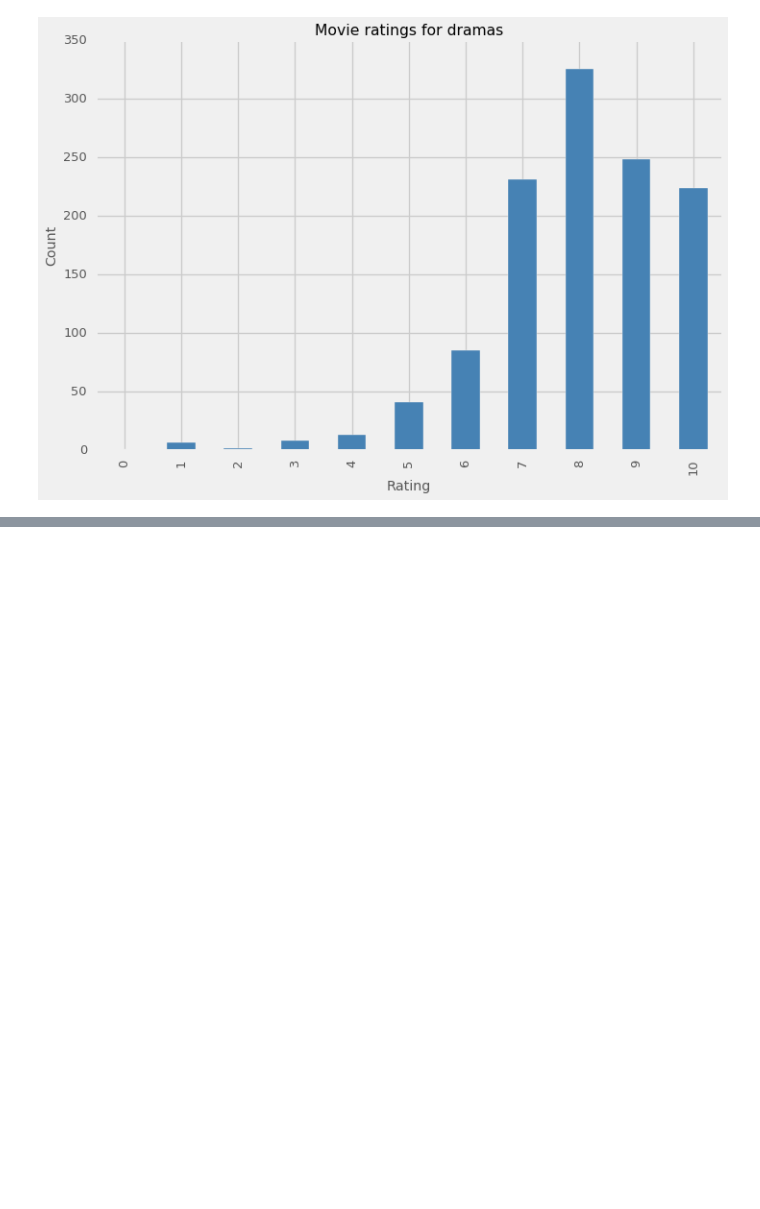
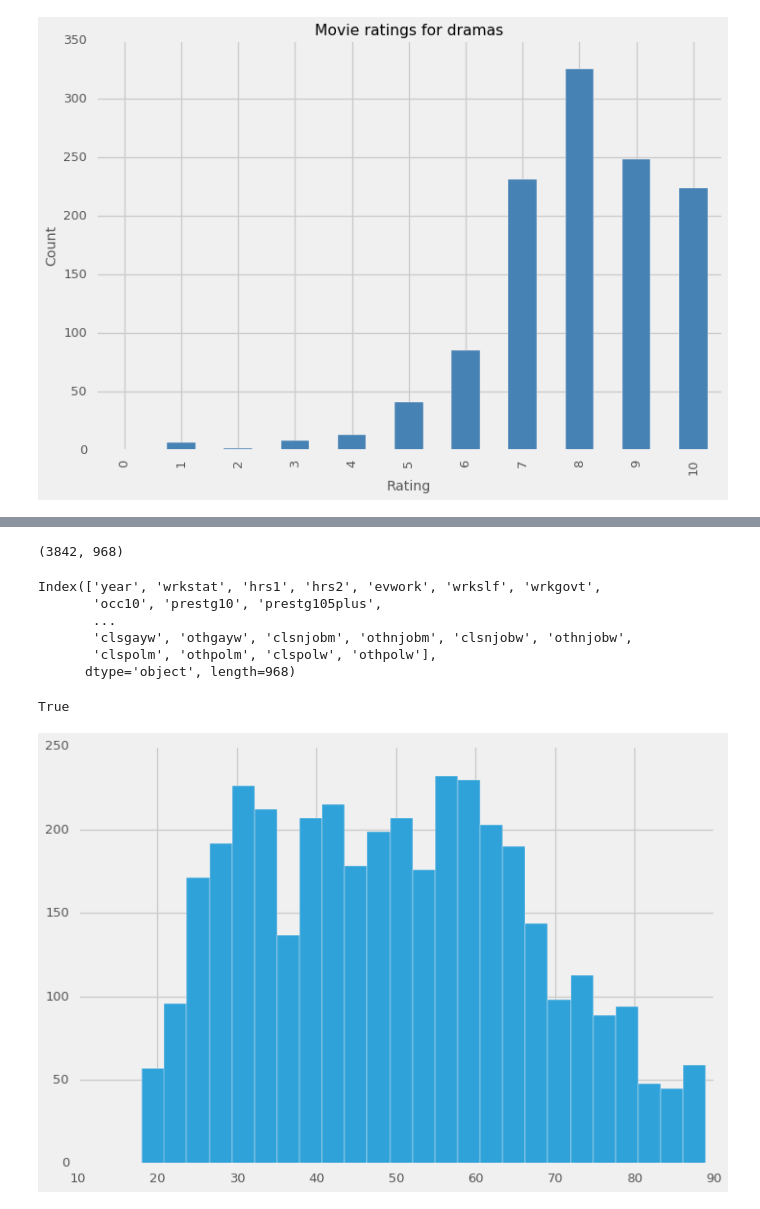
Before and after one commit to doolingdavid/Mastering-Python-Data-Analysis, a Jupyter notebook: learning.ipynb, the cells around one changed output, grey strips where cells are left out. Drawn from its saved outputs; the diff is of its cells as text; code cells hidden in the pictures; blank space fills up the shorter version.

```diff
--- a/learning.ipynb
+++ b/learning.ipynb
@@ -176,3 +176,7 @@ plt.ylabel('Count')
 # %% [output]
 <matplotlib.text.Text at 0x...>
 [figure]
+# %%
+
+gss_data = pd.read_stata('GSS2014merged_stata/GSS2014merged_R4a.dta',
+                        convert_categoricals=False)
@@ -178,0 +193,3 @@ plt.ylabel('Count')
+# %%
+gss_data.set_index('id')
+gss_data.drop('id',1,inplace=True)
@@ -178,0 +198,21 @@ plt.ylabel('Count')
+# %%
+gss_data.shape
+# %% [output]
+(3842, 968)
+# %%
+gss_data.columns
+# %% [output]
+Index(['year', 'wrkstat', 'hrs1', 'hrs2', 'evwork', 'wrkslf', 'wrkgovt',
+       'occ10', 'prestg10', 'prestg105plus',
+       ...
+       'clsgayw', 'othgayw', 'clsnjobm', 'othnjobm', 'clsnjobw', 'othnjobw',
+       'clspolm', 'othpolm', 'clspolw', 'othpolw'],
+      dtype='object', length=968)
+# %%
+'age' in gss_data.columns
+# %% [output]
+True
+# %%
+gss_data.age.hist(bins=25);
+# %% [output]
+[figure, added]
```
Also changed, not shown: parts of 19 cells of this notebook.
